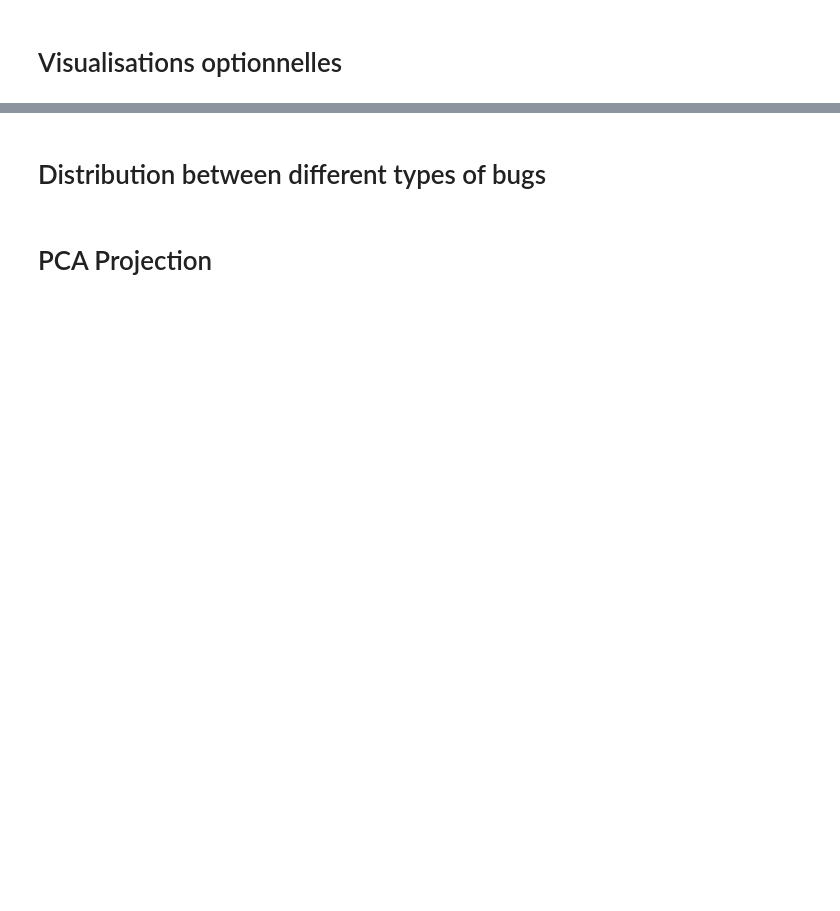
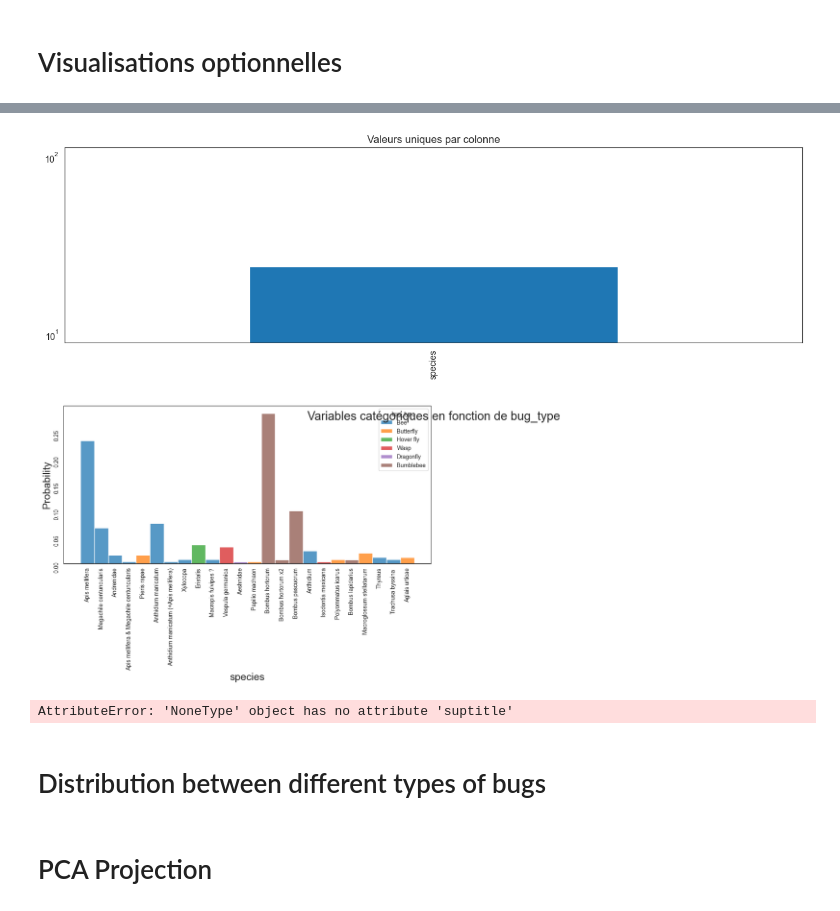
Before and after one commit to alexisvafiadis/Bug-Images-Data-Analysis-And-Type-Classification, a Jupyter notebook: 2_visualization.ipynb, the cells around one changed output, grey strips where cells are left out. Cells and saved outputs as stored; diff of their text form; code cells hidden in the pictures; blank space fills up the shorter version.

```diff
--- a/2_visualization.ipynb
+++ b/2_visualization.ipynb
@@ -82,0 +120,7 @@ Name: count, dtype: Int64
+# %%
+for col in dis_cols:
+    if col in data.columns:
+        print(f"Value counts for {col}:")
+        print(data[col].value_counts())
+    else:
+        print(f"Column {col} not found in DataFrame.")
@@ -97,9 +204,13 @@ data.describe()
 # %%
-fig2 = cat_plot(data, dis_cols, "maxO3", "regression")
-fig2.suptitle("Variables catégoriques en fonction de max O3", fontsize=20, y=0.95)
-fig3 = num_plot(data, cont_cols, "maxO3", "regression")
-fig3.suptitle("Variables numériques en fonction de maxO3", fontsize=20, y=0.92)
+fig2 = cat_plot(data, dis_cols, "bug_type", "classification")
+fig2.suptitle("Variables catégoriques en fonction de classification", fontsize=20, y=0.95)
+fig3 = num_plot(data, cont_cols, "bug_type", "classification")
+fig3.suptitle("Variables numériques en fonction de bug_type", fontsize=20, y=0.92)
 plt.show()
+# %% [output]
+[figure, added]
+[figure, added]
+AttributeError: 'NoneType' object has no attribute 'suptitle'
 # %%
 plotcorrmatrix(data[cont_cols])
 # %%
```
Also changed, not shown: parts of 53 cells of this notebook.
